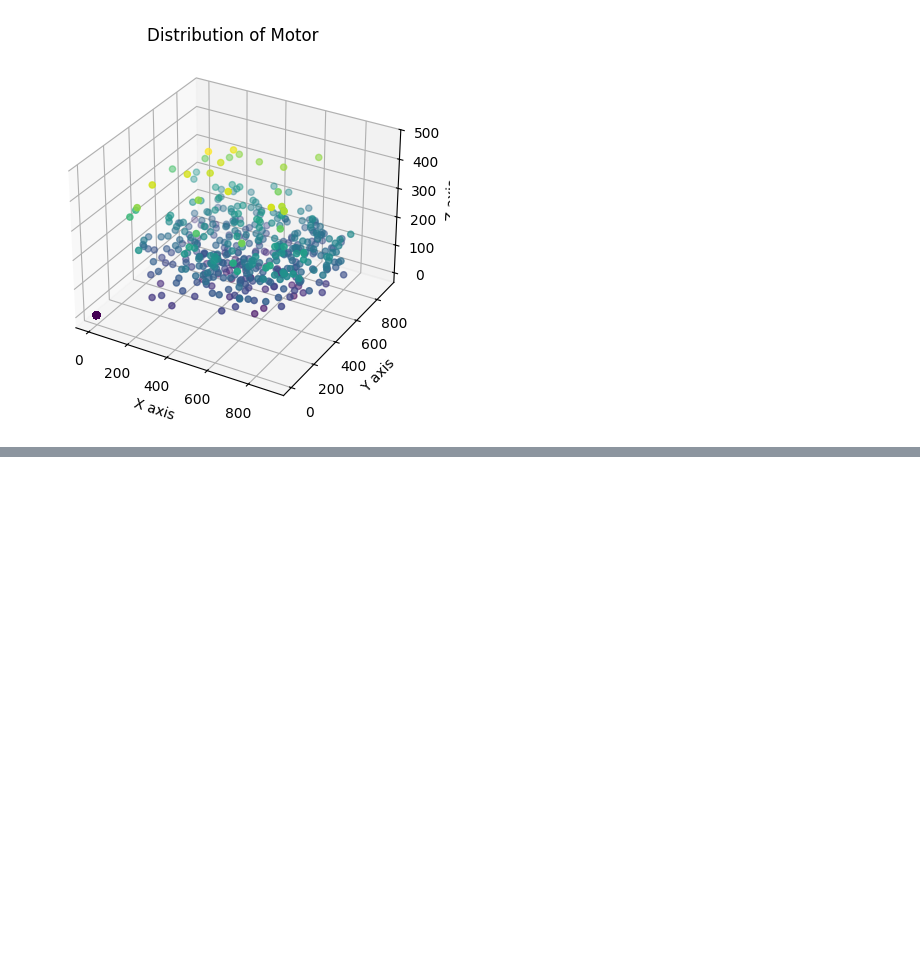
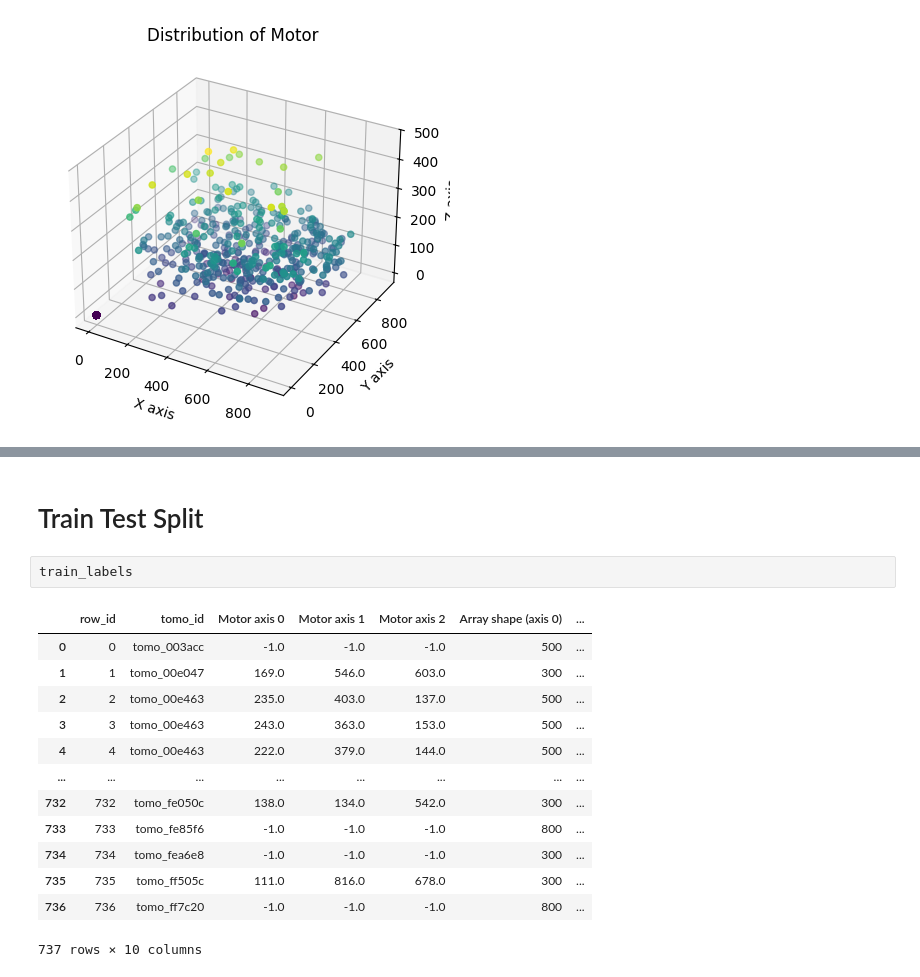
Before and after one commit to pranavdhawann/Final-Project-Group2, a Jupyter notebook: Code/DataViz/starter.ipynb, the cells around one changed output, grey strips where cells are left out. Drawn from its saved outputs; the diff is of its cells as text; blank space fills up the shorter version.

```diff
--- a/Code/DataViz/starter.ipynb
+++ b/Code/DataViz/starter.ipynb
@@ -140,0 +141,18 @@ plt.show()
+# %% [markdown]
+# Train Test Split
+# %%
+train_labels
+# %% [output]
+|  | row_id | tomo_id | Motor axis 0 | Motor axis 1 | Motor axis 2 | Array shape (axis 0) | ... |
+| 0 | 0 | tomo_003acc | -1.0 | -1.0 | -1.0 | 500 | ... |
+| 1 | 1 | tomo_00e047 | 169.0 | 546.0 | 603.0 | 300 | ... |
+| 2 | 2 | tomo_00e463 | 235.0 | 403.0 | 137.0 | 500 | ... |
+| 3 | 3 | tomo_00e463 | 243.0 | 363.0 | 153.0 | 500 | ... |
+| 4 | 4 | tomo_00e463 | 222.0 | 379.0 | 144.0 | 500 | ... |
+| ... | ... | ... | ... | ... | ... | ... | ... |
+| 732 | 732 | tomo_fe050c | 138.0 | 134.0 | 542.0 | 300 | ... |
+| 733 | 733 | tomo_fe85f6 | -1.0 | -1.0 | -1.0 | 800 | ... |
+| 734 | 734 | tomo_fea6e8 | -1.0 | -1.0 | -1.0 | 300 | ... |
+| 735 | 735 | tomo_ff505c | 111.0 | 816.0 | 678.0 | 300 | ... |
+| 736 | 736 | tomo_ff7c20 | -1.0 | -1.0 | -1.0 | 800 | ... |
+737 rows × 10 columns
```
Also changed, not shown: parts of 4 cells of this notebook, 4 other files.
